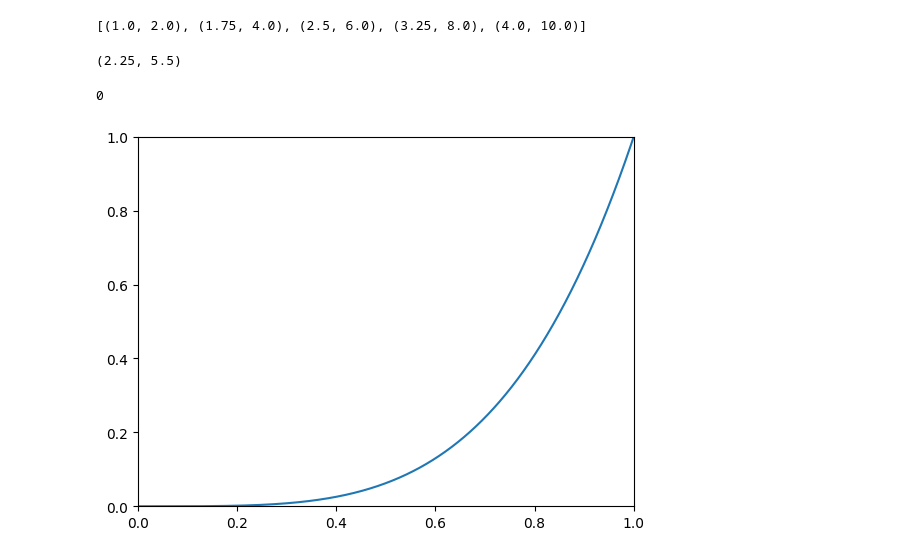
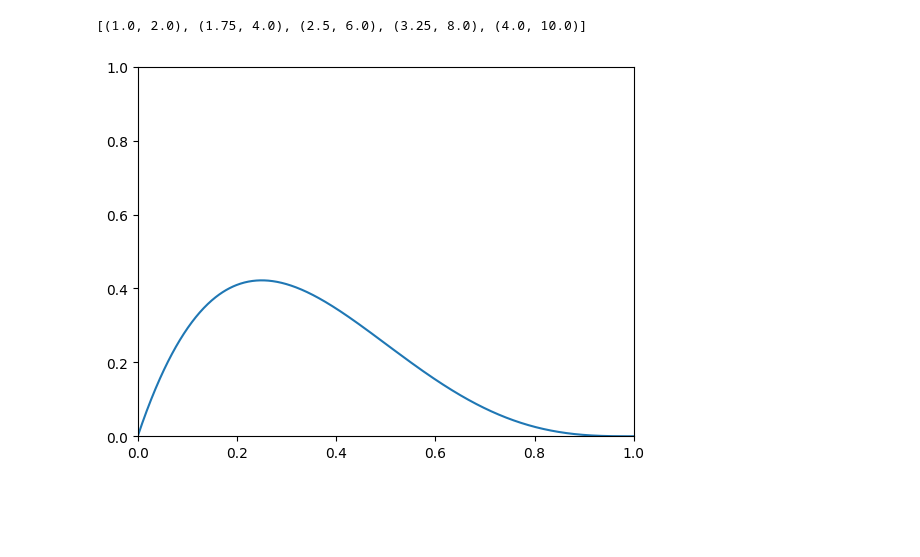
Before and after one commit to alorsunique/Baeuda, a Jupyter notebook: bezier.ipynb, the cells around one changed output. Drawn from its saved outputs; the diff is of its cells as text; code cells hidden in the pictures; blank space fills up the shorter version.

```diff
--- a/bezier.ipynb
+++ b/bezier.ipynb
@@ -98,25 +70,17 @@ Count: 1 | Bern: 1.0
 bezier_point_list
 # %% [output]
 [(1.0, 2.0), (1.75, 4.0), (2.5, 6.0), (3.25, 8.0), (4.0, 10.0)]
-# %%
-print(de_casteljau(point_list,0.5))
-# %% [output]
-(2.25, 5.5)
-# %%
-print(bernstein_basis_polynomial(0,2,1))
-# %% [output]
-0
 # %%
 step_list = np.linspace(0,1,1000)
 
 bern_curve_value = []
 
 for step in step_list:
-    bern_curve_value.append(bernstein_basis_polynomial(4,4,step))
+    bern_curve_value.append(bernstein_basis_polynomial(1,4,step))
 
 plt.plot(step_list,bern_curve_value)
 plt.xlim(0,1)
 plt.ylim(0,1)
 plt.show()
 # %% [output]
-[figure, old version]
+[figure, new version]
```
Also changed, not shown: parts of 6 cells of this notebook, 1 other file.
